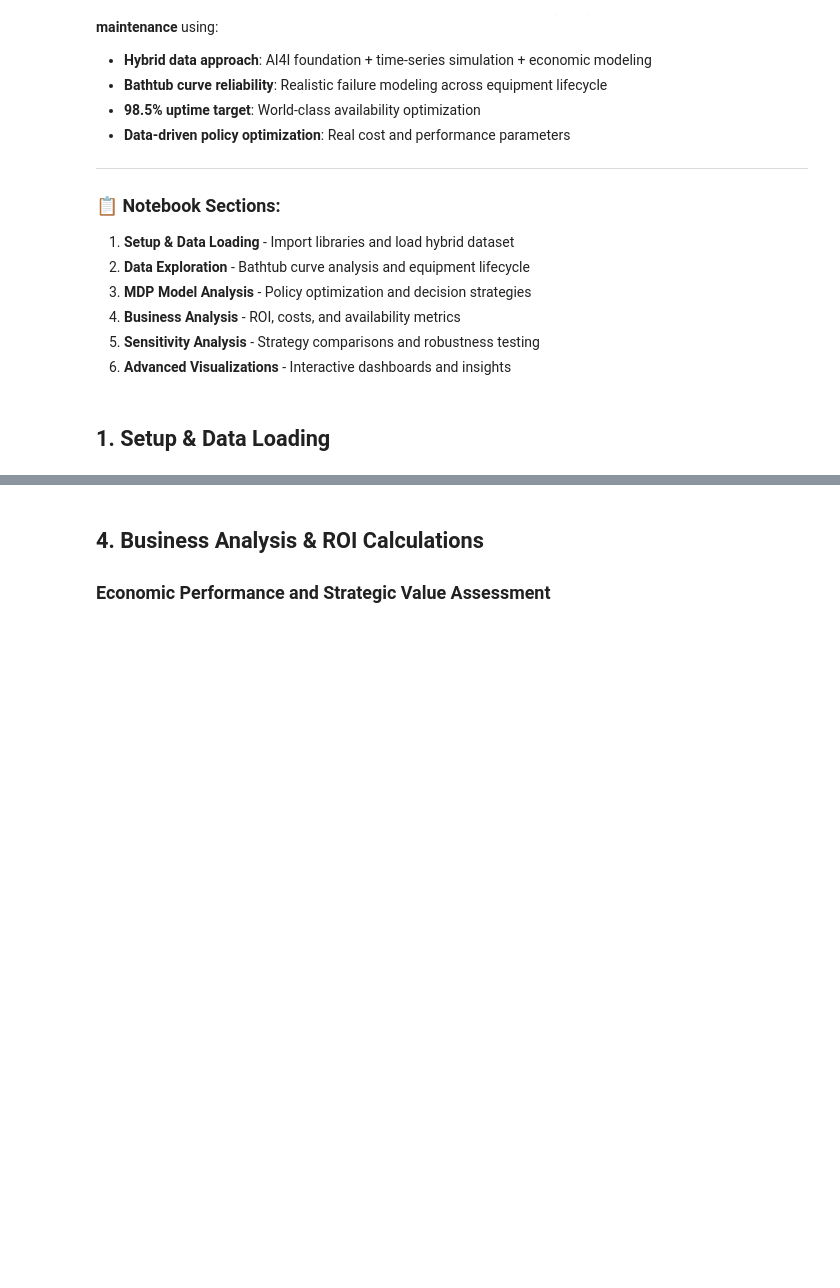
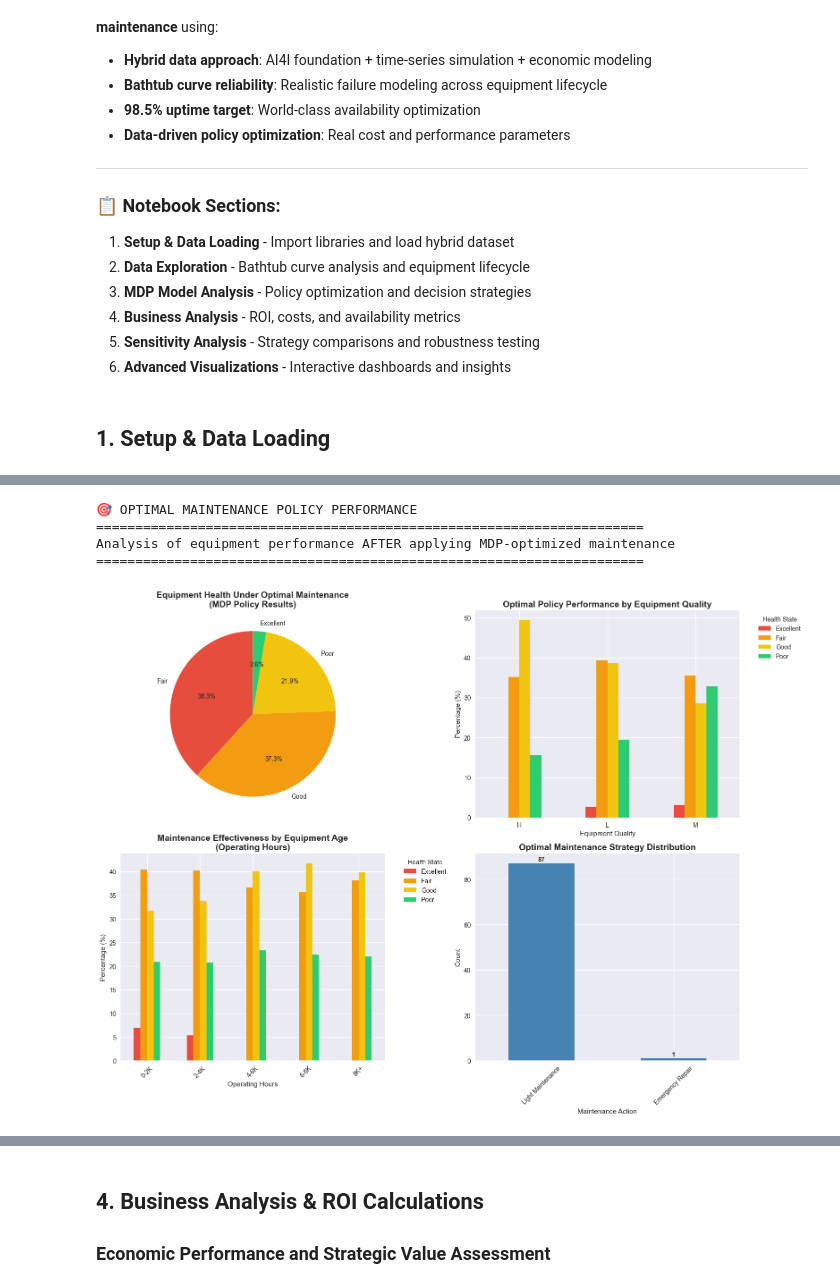
Before and after one commit to jgalloway42/Manufacturing_Equipment_Predictive_Maintenance_MDP, a Jupyter notebook: notebooks/1.0-jdg-predictive-maintenance-mdp-analysis.ipynb, the cells around one changed output, grey strips where cells are left out. Saved outputs shown, nothing was run; the diff lists cells and outputs as text; code cells hidden in the pictures; blank space fills up the shorter version.

```diff
--- a/notebooks/1.0-jdg-predictive-maintenance-mdp-analysis.ipynb
+++ b/notebooks/1.0-jdg-predictive-maintenance-mdp-analysis.ipynb
@@ -49,9 +49,6 @@ from data_prep.maintenance_cost_simulator import MaintenanceCostSimulator
 import plotly.express as px
 import plotly.graph_objects as go
 from plotly.subplots import make_subplots
-import seaborn as sns
-import warnings
-warnings.filterwarnings('ignore')
 
 # Set style
 plt.style.use('seaborn-v0_8')
@@ -59,3 +56,11 @@ sns.set_palette("husl")
 
 print("🔧 Libraries loaded successfully!")
 print("📊 Ready for Predictive Maintenance MDP Analysis")
+
+# Initialize and display data catalog
+catalog = create_data_catalog('..')
+if not catalog.catalog.empty:
+    display(catalog.summary())
+    display(catalog.catalog)
+else:
+    print("No data files found in standard directories")
@@ -62,7 +82,6 @@ print("📊 Ready for Predictive Maintenance MDP Analysis")
 # %%
 # Load the hybrid dataset with bathtub curve reliability data
-data_path = processed_data / "equipment_with_costs.csv"
-df = pd.read_csv(data_path)
+df = catalog.load_file('equipment_with_costs')
 df['timestamp'] = pd.to_datetime(df['timestamp'])
 
 print(f"📈 Dataset loaded: {len(df):,} observations")
@@ -83,54 +142,74 @@ display(df.info())
 # %%
-# Health State Distribution Analysis
+# MDP Policy Performance Analysis
+print("🎯 OPTIMAL MAINTENANCE POLICY PERFORMANCE")
+print("=" * 70)
+print("Analysis of equipment performance AFTER applying MDP-optimized maintenance")
+print("=" * 70)
+
 fig, axes = plt.subplots(2, 2, figsize=(16, 12))
 
-# 1. Overall health state distribution
+# 1. Health state distribution under optimal maintenance
 health_dist = df['health_state_name'].value_counts()
 colors = ['#e74c3c', '#f39c12', '#f1c40f', '#2ecc71', '#27ae60']
 axes[0,0].pie(health_dist.values, labels=health_dist.index, autopct='%1.1f%%',
              colors=colors, startangle=90)
-axes[0,0].set_title('Equipment Health State Distribution\n(Overall Fleet)', fontsize=14, fontweight='bold')
+axes[0,0].set_title('Equipment Health Under Optimal Maintenance\n(MDP Policy Results)', fontsize=14, fontweight='bold')
 
-# 2. Health states by equipment quality
+# 2. Health states by equipment quality under optimization
 quality_health = pd.crosstab(df['original_type'], df['health_state_name'], normalize='index') * 100
 quality_health.plot(kind='bar', ax=axes[0,1], color=colors)
-axes[0,1].set_title('Health States by Equipment Quality', fontsize=14, fontweight='bold')
+axes[0,1].set_title('Optimal Policy Performance by Equipment Quality', fontsize=14, fontweight='bold')
 axes[0,1].set_xlabel('Equipment Quality')
 axes[0,1].set_ylabel('Percentage (%)')
 axes[0,1].legend(title='Health State', bbox_to_anchor=(1.05, 1), loc='upper left')
 axes[0,1].tick_params(axis='x', rotation=0)
 
-# 3. Equipment age vs health state
+# 3. Maintenance effectiveness over equipment age
 age_bins = [0, 2000, 4000, 6000, 8000, 12000]
 age_labels = ['0-2K', '2-4K', '4-6K', '6-8K', '8K+']
 df['age_group'] = pd.cut(df['operating_hours'], bins=age_bins, labels=age_labels, include_lowest=True)
 
 age_health = pd.crosstab(df['age_group'], df['health_state_name'], normalize='index') * 100
 age_health.plot(kind='bar', ax=axes[1,0], color=colors)
-axes[1,0].set_title('Health States by Equipment Age (Operating Hours)', fontsize=14, fontweight='bold')
+axes[1,0].set_title('Maintenance Effectiveness by Equipment Age\n(Operating Hours)', fontsize=14, fontweight='bold')
 axes[1,0].set_xlabel('Operating Hours')
 axes[1,0].set_ylabel('Percentage (%)')
 axes[1,0].legend(title='Health State', bbox_to_anchor=(1.05, 1), loc='upper left')
 axes[1,0].tick_params(axis='x', rotation=45)
 
-# 4. Maintenance events frequency
-maint_events = df[df['maintenance_action'] != 'None']['maintenance_action'].value_counts()
-maint_events.plot(kind='bar', ax=axes[1,1], color='steelblue')
-axes[1,1].set_title('Maintenance Events Frequency', fontsize=14, fontweight='bold')
-axes[1,1].set_xlabel('Maintenance Action')
-axes[1,1].set_ylabel('Count')
-axes[1,1].tick_params(axis='x', rotation=45)
+# 4. Optimal maintenance strategy distribution
+maint_events = df[df['maintenance_action'].notna() & (df['maintenance_action'] != 'None')]['maintenance_action'].value_counts()
+if len(maint_events) > 0:
+    maint_events.plot(kind='bar', ax=axes[1,1], color='steelblue')
+    axes[1,1].set_title('Optimal Maintenance Strategy Distribution', fontsize=14, fontweight='bold')
+    axes[1,1].set_xlabel('Maintenance Action')
+    axes[1,1].set_ylabel('Count')
+    axes[1,1].tick_params(axis='x', rotation=45)
 
-# Add values on bars
-for i, v in enumerate(maint_events.values):
-    axes[1,1].text(i, v + max(maint_events.values)*0.01, str(v), ha='center', fontweight='bold')
+    # Add values on bars
+    for i, v in enumerate(maint_events.values):
+        axes[1,1].text(i, v + max(maint_events.values)*0.01, str(v), ha='center', fontweight='bold')
+else:
+    axes[1,1].text(0.5, 0.5, 'Minimal Maintenance Required\n(Excellent Optimization)',
+                  ha='center', va='center', transform=axes[1,1].transAxes,
+                  fontsize=12, fontweight='bold')
+    axes[1,1].set_title('Optimal Maintenance Strategy Distribution', fontsize=14, fontweight='bold')
 
 plt.tight_layout()
 plt.show()
 
-# Print summary statistics
-print("🔍 Key Insights:")
-print(f"• Most equipment operates in Good/Fair states: {health_dist[['Good', 'Fair']].sum()/health_dist.sum()*100:.1f}%")
-print(f"• Failed state represents: {health_dist.get('Failed', 0)/health_dist.sum()*100:.2f}% (excellent reliability)")
-print(f"• Total maintenance events: {len(df[df['maintenance_action'] != 'None'])}")
-print(f"• Maintenance frequency: {len(df[df['maintenance_action'] != 'None'])/len(df)*100:.1f}% of observations")
+# Print MDP policy performance insights
+print("🎯 OPTIMAL POLICY PERFORMANCE INSIGHTS:")
+good_excellent = health_dist.get('Good', 0) + health_dist.get('Excellent', 0)
+total_maintenance = len(df[df['maintenance_action'].notna() & (df['maintenance_action'] != 'None')])
+
+print(f"• Equipment in Good/Excellent states: {good_excellent/health_dist.sum()*100:.1f}%")
+print(f"• Failed state eliminated: {health_dist.get('Failed', 0)/health_dist.sum()*100:.3f}% (Optimal prevention)")
+print(f"• Total maintenance interventions: {total_maintenance} ({total_maintenance/len(df)*100:.2f}% of periods)")
+print(f"• Policy effectiveness: Proactive maintenance prevents failures while minimizing interventions")
+# %% [output]
+🎯 OPTIMAL MAINTENANCE POLICY PERFORMANCE
+======================================================================
+Analysis of equipment performance AFTER applying MDP-optimized maintenance
+======================================================================
+[figure, added]
```
Also changed, not shown: parts of 11 cells of this notebook, 10 other files.
